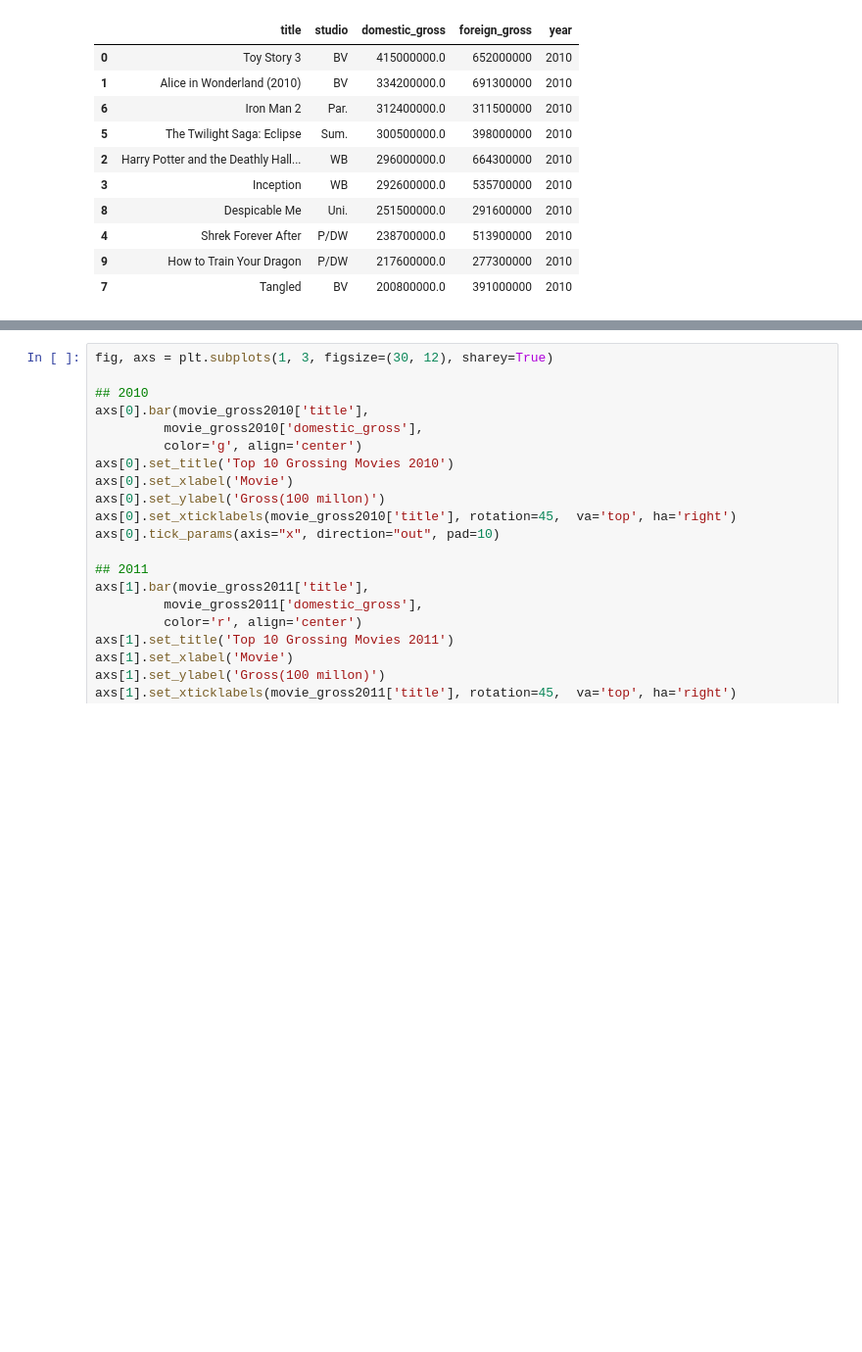
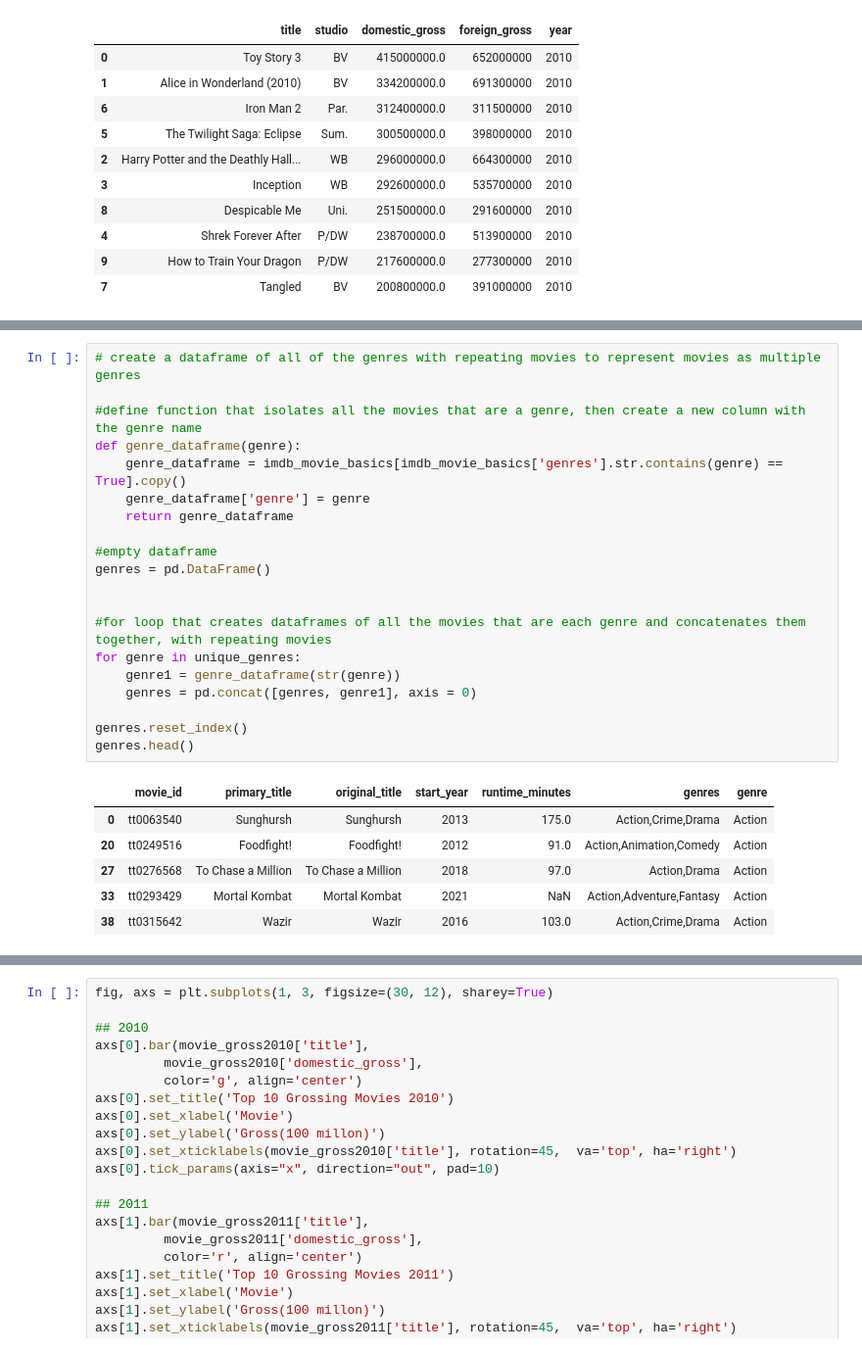
Before and after one commit to tramsay-deloitte/Dollywood, a Jupyter notebook: Mostpopular.ipynb, the cells around one changed output, grey strips where cells are left out. Shown at 98% size. Drawn from its saved outputs; the diff is of its cells as text; blank space fills up the shorter version.

```diff
--- a/Mostpopular.ipynb
+++ b/Mostpopular.ipynb
@@ -95,0 +149,27 @@ movie_gross2010
+# %%
+# create a dataframe of all of the genres with repeating movies to represent movies as multiple genres
+
+#define function that isolates all the movies that are a genre, then create a new column with the genre name
+def genre_dataframe(genre):
+    genre_dataframe = imdb_movie_basics[imdb_movie_basics['genres'].str.contains(genre) == True].copy()
+    genre_dataframe['genre'] = genre
+    return genre_dataframe
+
+#empty dataframe
+genres = pd.DataFrame()
+
+
+#for loop that creates dataframes of all the movies that are each genre and concatenates them together, with repeating movies
+for genre in unique_genres:
+    genre1 = genre_dataframe(str(genre))
+    genres = pd.concat([genres, genre1], axis = 0)
+
+genres.reset_index()
+genres.head()
+# %% [output]
+|  | movie_id | primary_title | original_title | start_year | runtime_minutes | genres | genre |
+| 0 | tt0063540 | Sunghursh | Sunghursh | 2013 | 175.0 | Action,Crime,Drama | Action |
+| 20 | tt0249516 | Foodfight! | Foodfight! | 2012 | 91.0 | Action,Animation,Comedy | Action |
+| 27 | tt0276568 | To Chase a Million | To Chase a Million | 2018 | 97.0 | Action,Drama | Action |
+| 33 | tt0293429 | Mortal Kombat | Mortal Kombat | 2021 | NaN | Action,Adventure,Fantasy | Action |
+| 38 | tt0315642 | Wazir | Wazir | 2016 | 103.0 | Action,Crime,Drama | Action |
```
Also changed, not shown: parts of 28 cells of this notebook.
